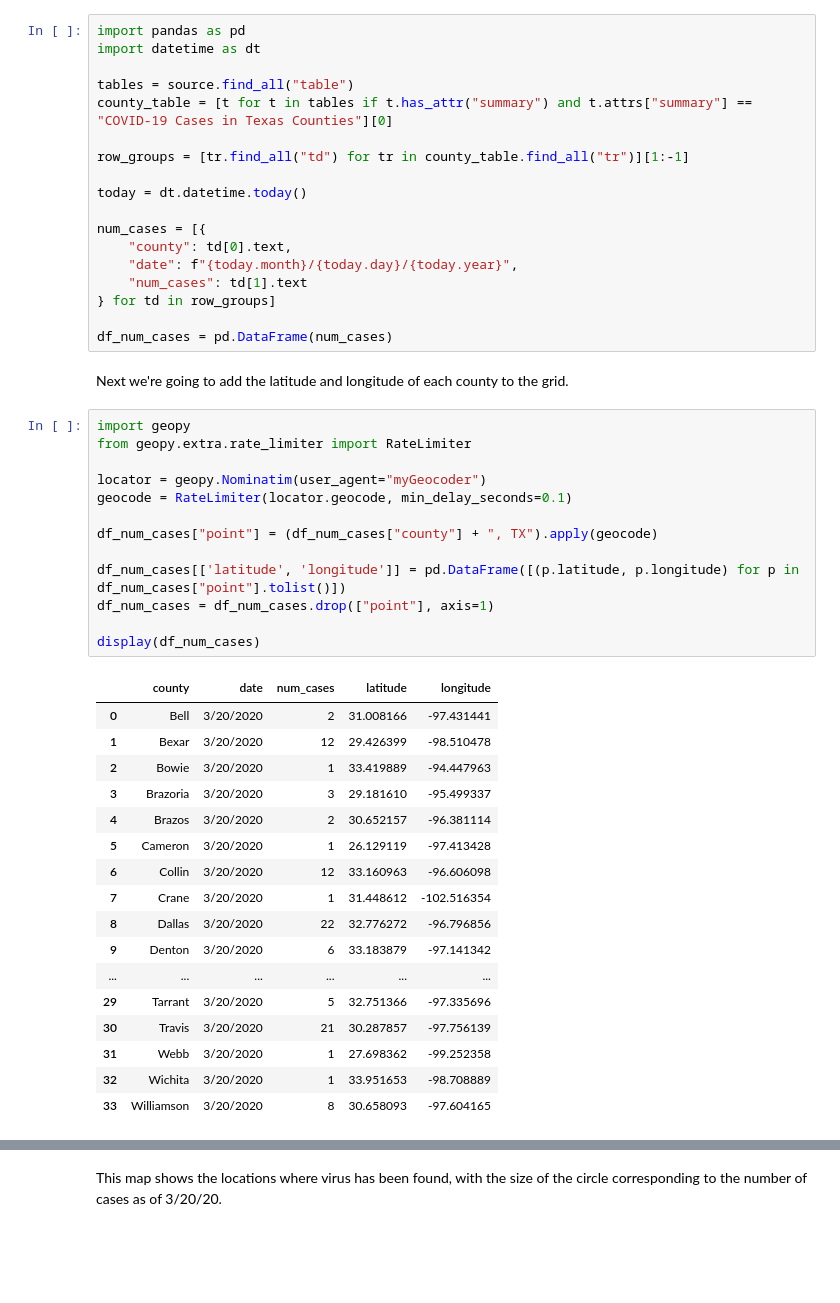
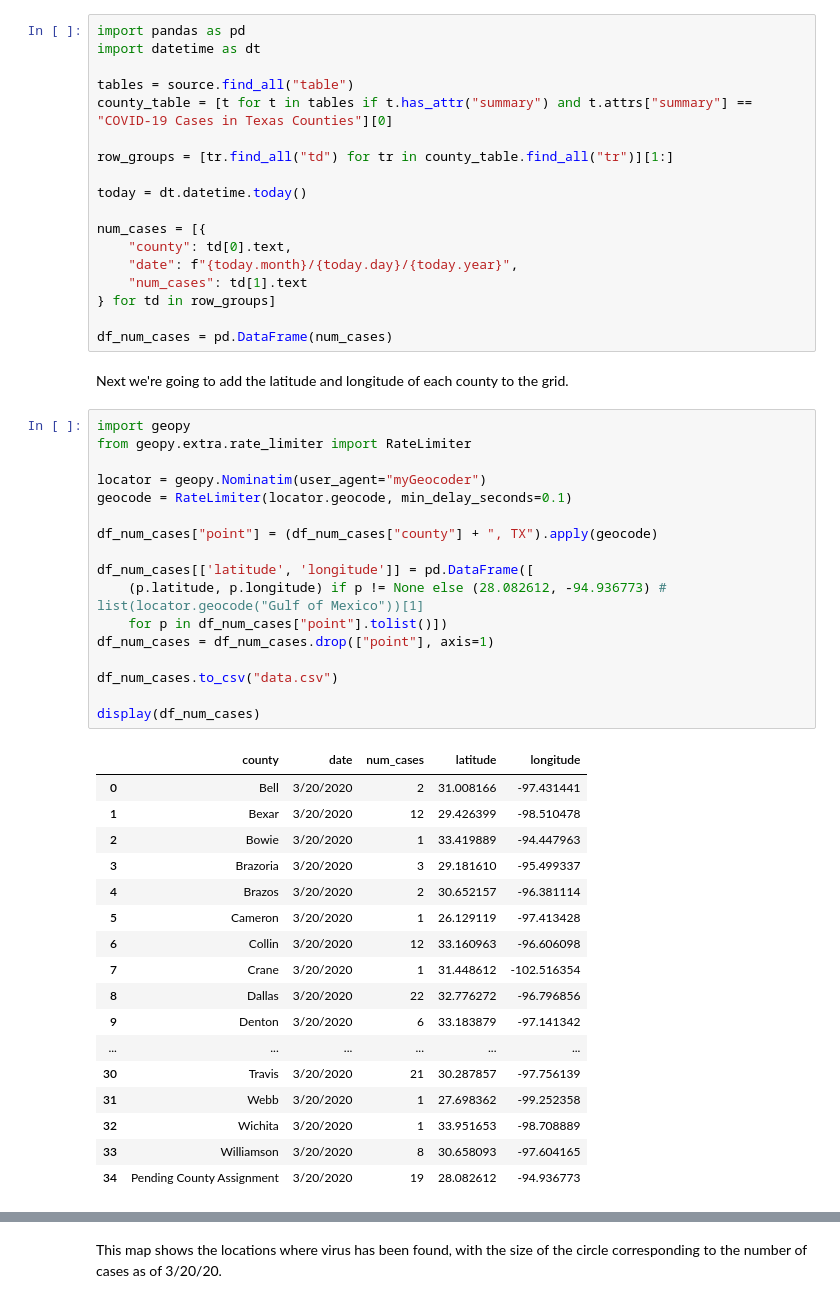
Before and after one commit to treytomes/covid-19-tracking, a Jupyter notebook: Virus Tracking.ipynb, the cells around one changed output, grey strips where cells are left out. Saved outputs shown, nothing was run; the diff lists cells and outputs as text; blank space fills up the shorter version.

Commit message:
Dump pending cases in the Gulf.

```diff
--- a/Virus Tracking.ipynb
+++ b/Virus Tracking.ipynb
@@ -23,7 +23,7 @@ import datetime as dt
 tables = source.find_all("table")
 county_table = [t for t in tables if t.has_attr("summary") and t.attrs["summary"] == "COVID-19 Cases in Texas Counties"][0]
 
-row_groups = [tr.find_all("td") for tr in county_table.find_all("tr")][1:-1]
+row_groups = [tr.find_all("td") for tr in county_table.find_all("tr")][1:]
 
 today = dt.datetime.today()
 
@@ -39,31 +39,35 @@ Next we're going to add the latitude and longitude of each county to the grid.
 # %%
 import geopy
 from geopy.extra.rate_limiter import RateLimiter
 
 locator = geopy.Nominatim(user_agent="myGeocoder")
 geocode = RateLimiter(locator.geocode, min_delay_seconds=0.1)
 
 df_num_cases["point"] = (df_num_cases["county"] + ", TX").apply(geocode)
 
-df_num_cases[['latitude', 'longitude']] = pd.DataFrame([(p.latitude, p.longitude) for p in df_num_cases["point"].tolist()])
+df_num_cases[['latitude', 'longitude']] = pd.DataFrame([
+    (p.latitude, p.longitude) if p != None else (28.082612, -94.936773) # list(locator.geocode("Gulf of Mexico"))[1]
+    for p in df_num_cases["point"].tolist()])
 df_num_cases = df_num_cases.drop(["point"], axis=1)
 
+df_num_cases.to_csv("data.csv")
+
 display(df_num_cases)
 # %% [output]
 |  | county | date | num_cases | latitude | longitude |
 | 0 | Bell | 3/20/2020 | 2 | 31.008166 | -97.431441 |
 | 1 | Bexar | 3/20/2020 | 12 | 29.426399 | -98.510478 |
 | 2 | Bowie | 3/20/2020 | 1 | 33.419889 | -94.447963 |
 | 3 | Brazoria | 3/20/2020 | 3 | 29.181610 | -95.499337 |
 | 4 | Brazos | 3/20/2020 | 2 | 30.652157 | -96.381114 |
 | 5 | Cameron | 3/20/2020 | 1 | 26.129119 | -97.413428 |
 | 6 | Collin | 3/20/2020 | 12 | 33.160963 | -96.606098 |
 | 7 | Crane | 3/20/2020 | 1 | 31.448612 | -102.516354 |
 | 8 | Dallas | 3/20/2020 | 22 | 32.776272 | -96.796856 |
 | 9 | Denton | 3/20/2020 | 6 | 33.183879 | -97.141342 |
 | ... | ... | ... | ... | ... | ... |
-| 29 | Tarrant | 3/20/2020 | 5 | 32.751366 | -97.335696 |
 | 30 | Travis | 3/20/2020 | 21 | 30.287857 | -97.756139 |
 | 31 | Webb | 3/20/2020 | 1 | 27.698362 | -99.252358 |
 | 32 | Wichita | 3/20/2020 | 1 | 33.951653 | -98.708889 |
 | 33 | Williamson | 3/20/2020 | 8 | 30.658093 | -97.604165 |
+| 34 | Pending County Assignment | 3/20/2020 | 19 | 28.082612 | -94.936773 |
```
Also changed, not shown: parts of 3 cells of this notebook, 1 other file.
